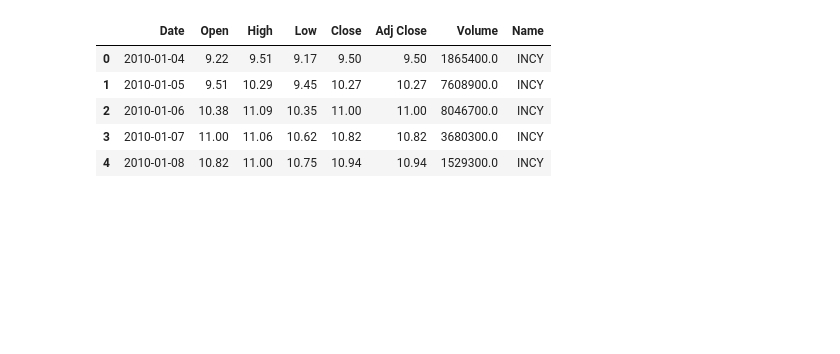
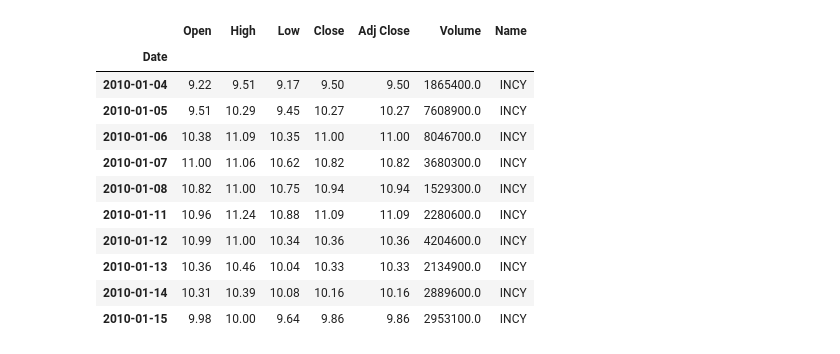
Before and after one commit to matheus-amorimb/python-time-series, a Jupyter notebook: 04ExponentialSmoothingEtsMethods/ets_stocks.ipynb, the cells around one changed output. Saved outputs shown, nothing was run; the diff lists cells and outputs as text; code cells hidden in the pictures; blank space fills up the shorter version.

```diff
--- a/04ExponentialSmoothingEtsMethods/ets_stocks.ipynb
+++ b/04ExponentialSmoothingEtsMethods/ets_stocks.ipynb
@@ -11,13 +11,19 @@ request = requests.get("https://lazyprogrammer.me/course_files/sp500sub.csv");
 with open('../00Data/sp500sub.csv', 'wb') as file:
     file.write(request.content)
 # %%
-df = pd.read_csv("../00Data/sp500sub.csv")
+df = pd.read_csv("../00Data/sp500sub.csv", index_col="Date")
 # %%
-df.head()
+df.head(10)
 # %% [output]
-|  | Date | Open | High | Low | Close | Adj Close | Volume | Name |
-| 0 | 2010-01-04 | 9.22 | 9.51 | 9.17 | 9.50 | 9.50 | 1865400.0 | INCY |
-| 1 | 2010-01-05 | 9.51 | 10.29 | 9.45 | 10.27 | 10.27 | 7608900.0 | INCY |
-| 2 | 2010-01-06 | 10.38 | 11.09 | 10.35 | 11.00 | 11.00 | 8046700.0 | INCY |
-| 3 | 2010-01-07 | 11.00 | 11.06 | 10.62 | 10.82 | 10.82 | 3680300.0 | INCY |
-| 4 | 2010-01-08 | 10.82 | 11.00 | 10.75 | 10.94 | 10.94 | 1529300.0 | INCY |
+|  | Open | High | Low | Close | Adj Close | Volume | Name |
+| Date |  |  |  |  |  |  |  |
+| 2010-01-04 | 9.22 | 9.51 | 9.17 | 9.50 | 9.50 | 1865400.0 | INCY |
+| 2010-01-05 | 9.51 | 10.29 | 9.45 | 10.27 | 10.27 | 7608900.0 | INCY |
+| 2010-01-06 | 10.38 | 11.09 | 10.35 | 11.00 | 11.00 | 8046700.0 | INCY |
+| 2010-01-07 | 11.00 | 11.06 | 10.62 | 10.82 | 10.82 | 3680300.0 | INCY |
+| 2010-01-08 | 10.82 | 11.00 | 10.75 | 10.94 | 10.94 | 1529300.0 | INCY |
+| 2010-01-11 | 10.96 | 11.24 | 10.88 | 11.09 | 11.09 | 2280600.0 | INCY |
+| 2010-01-12 | 10.99 | 11.00 | 10.34 | 10.36 | 10.36 | 4204600.0 | INCY |
+| 2010-01-13 | 10.36 | 10.46 | 10.04 | 10.33 | 10.33 | 2134900.0 | INCY |
+| 2010-01-14 | 10.31 | 10.39 | 10.08 | 10.16 | 10.16 | 2889600.0 | INCY |
+| 2010-01-15 | 9.98 | 10.00 | 9.64 | 9.86 | 9.86 | 2953100.0 | INCY |
```
Also changed, not shown: parts of 3 cells of this notebook.
